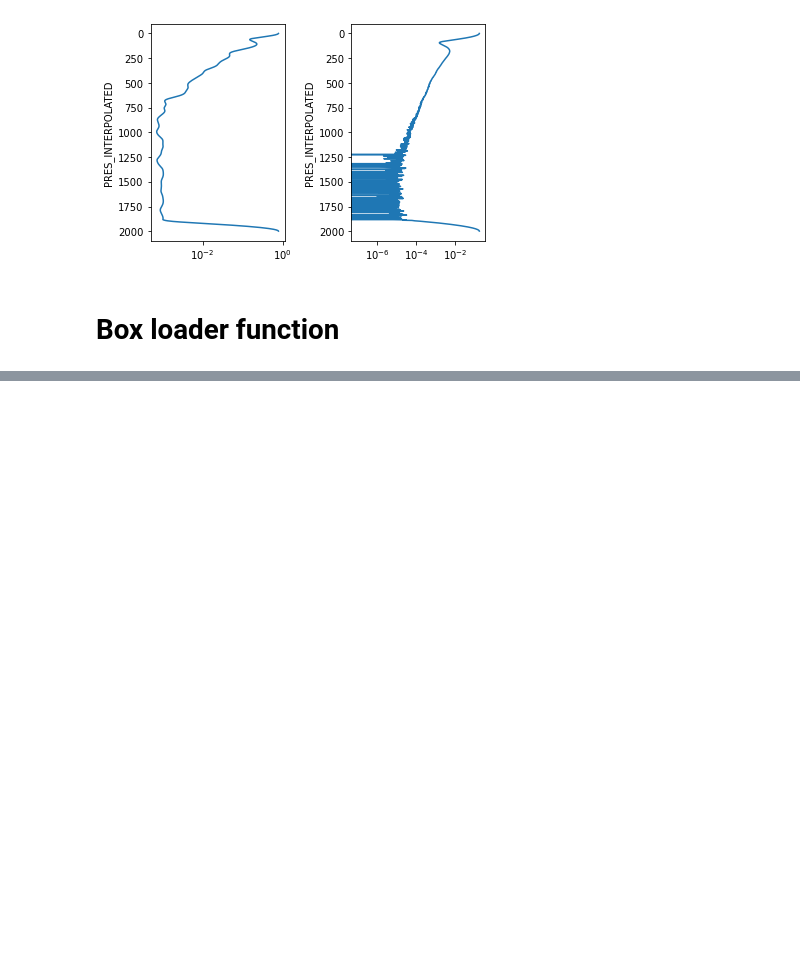
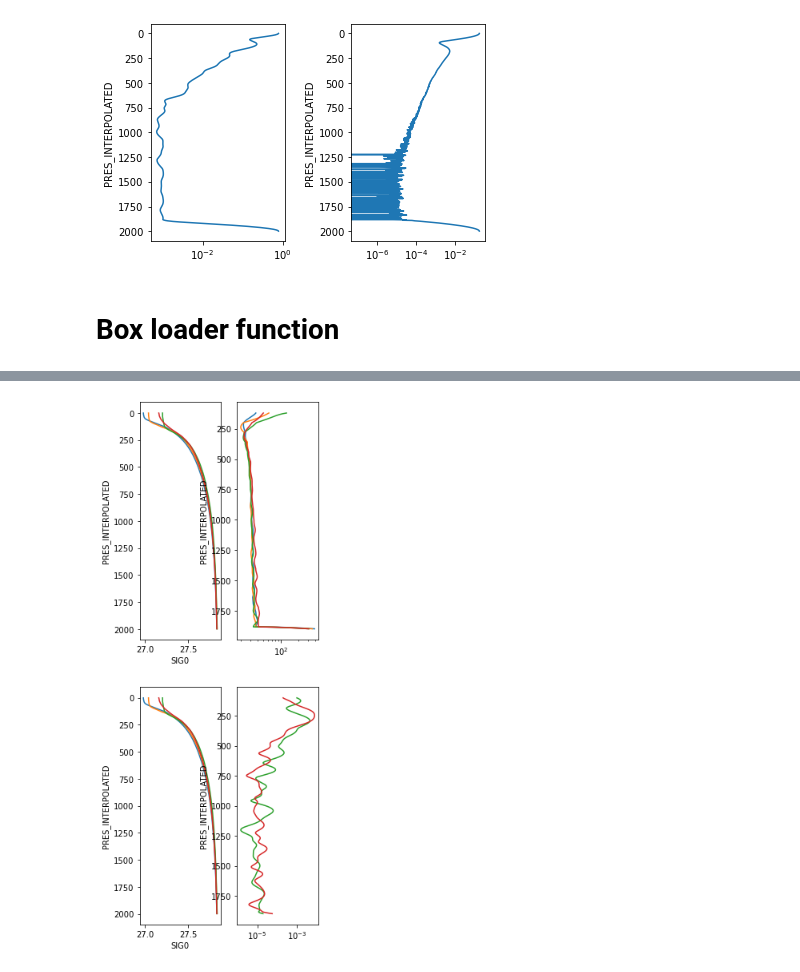
Before and after one commit to ocean-transport/argo-intern, a Jupyter notebook: function_test.ipynb, the cells around one changed output, grey strips where cells are left out. Cells and saved outputs as stored; diff of their text form; code cells hidden in the pictures; blank space fills up the shorter version.

```diff
--- a/function_test.ipynb
+++ b/function_test.ipynb
@@ -38,3 +39,5 @@ plt.legend()
+# %%
+aselect['SPICE'] = gsw.spiciness0(aselect.SA,aselect.CT).rename('SPICE')
 # %% [markdown]
 ## Dhruv's filtering method
 # %%
@@ -370,0 +383,3 @@ def get_box_processed(ds,box,sample_min):
+# %%
+s_ds=xr.open_dataset("202206/202206_lon:(25,45)_lat:(-60,-50).nc")
+s = ff.get_ds_interp(s_ds,0,2000,4)
@@ -370,0 +432,41 @@ def get_box_processed(ds,box,sample_min):
+# %%
+s1 = s.where(s.TIME.dt.month>0).where(s.TIME.dt.month<4)
+s2 = s.where(s.TIME.dt.month>3).where(s.TIME.dt.month<7)
+s3 = s.where(s.TIME.dt.month>6).where(s.TIME.dt.month<10)
+s4 = s.where(s.TIME.dt.month>9).where(s.TIME.dt.month<13)
+
+labels=['Jan,Feb,Mar','Apr,May,Jun','Jul,Aug,Sep','Oct,Nov,Dec']
+s_li=[s1,s2,s3,s4]
+
+density_mean = mult_mean(s_li,variable='SIG0')
+density_EV = mult_EV(s_li,100,variable='SIG0')
+density_NEV = mult_NEV(s_li,density_EV,variable='SIG0')
+
+spice_mean = mult_mean(s_li,variable='SPICE')
+spice_EV = mult_EV(s_li,100,variable='SPICE')
+# %%
+plt.figure(figsize=(4,12))
+
+plt.subplot(2,2,1)
+for n in range(0,len(density_mean)):
+    density_mean[n].plot(y='PRES_INTERPOLATED')
+plt.gca().invert_yaxis()
+
+plt.subplot(2,2,2)
+for n in range(0,len(density_NEV)):
+    density_NEV[n].where(density_NEV[n].MASK==1).plot(y='PRES_INTERPOLATED',label=labels[n])
+plt.xscale('log')
+plt.gca().invert_yaxis()
+
+plt.subplot(2,2,3)
+for n in range(0,len(spice_mean)):
+    density_mean[n].plot(y='PRES_INTERPOLATED')
+plt.gca().invert_yaxis()
+
+plt.subplot(2,2,4)
+for n in range(0,len(spice_EV)):
+    spice_EV[n].where(spice_EV[n].MASK==1).plot(y='PRES_INTERPOLATED',label=labels[n])
+plt.xscale('log')
+plt.gca().invert_yaxis()
+# %% [output]
+[figure, added]
```
Also changed, not shown: parts of 12 cells of this notebook.
